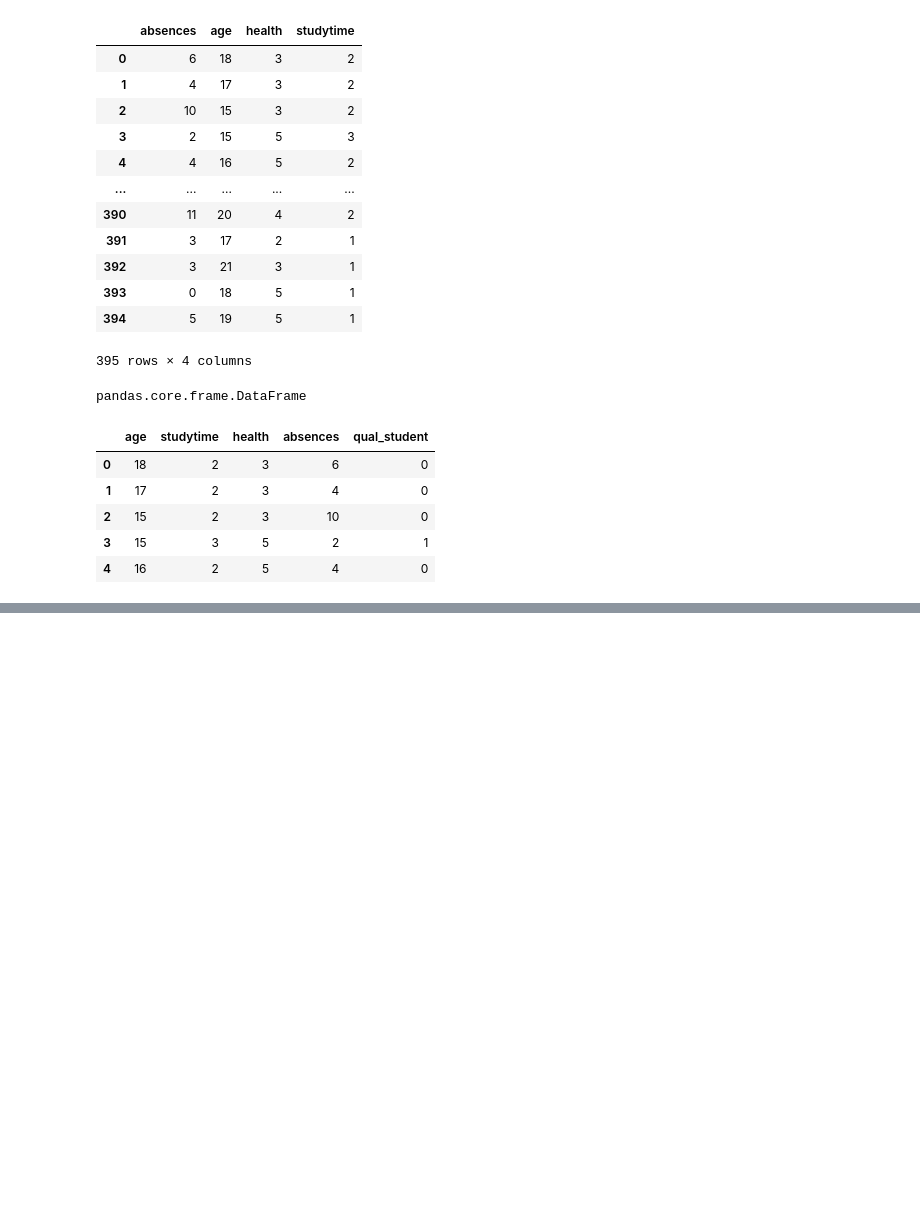
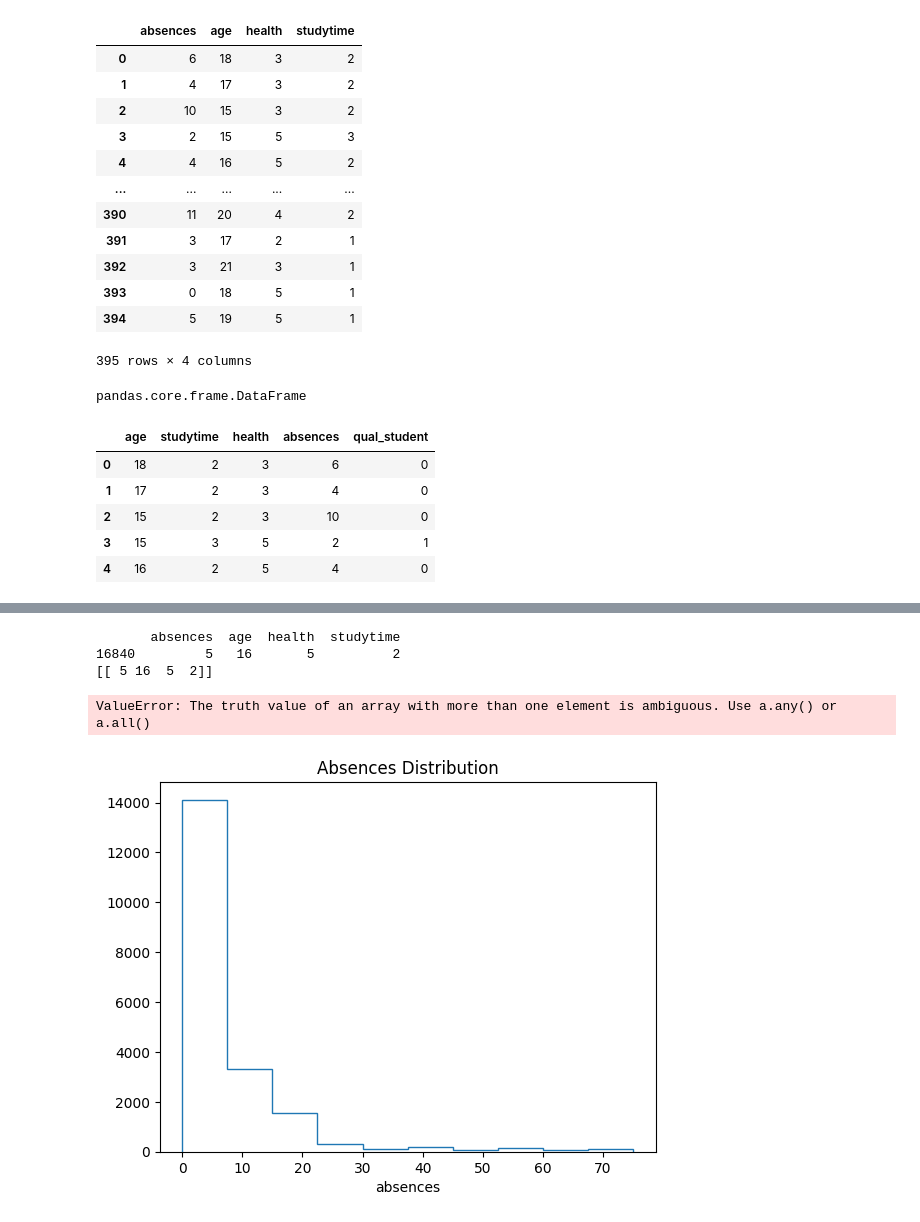
Before and after one commit to CMU-313/fall-22-hw4-amy-and-her-friends, a Jupyter notebook: model_build.ipynb, the cells around one changed output, grey strips where cells are left out. Drawn from its saved outputs; the diff is of its cells as text; code cells hidden in the pictures; blank space fills up the shorter version.

Commit message:
added production data, graphs for production data, attempt at lime explainer

```diff
--- a/model_build.ipynb
+++ b/model_build.ipynb
@@ -4,3 +4,4 @@
 import pandas as pd
 import numpy as np
 df = pd.read_csv('data/student-mat.csv', sep=';')
+df2 = pd.read_csv('data/ProductionData.csv', sep=',')
@@ -63,3 +67,4 @@ Create a subset of features as an example.
 # %%
 include = ['health', 'absences','age','G3', 'studytime']
 df.drop(columns=df.columns.difference(include), inplace=True)  # only using 3 features
+df2.drop(columns=df2.columns.difference(include), inplace=True)  # only using 3 features
@@ -85,6 +91,7 @@ The goal is to predict the quality of the student. We will build a predictor bas
 Becasue we are trying to find quality students. In this model we define a quality student as one who achieves a final grade of 15 or higher.
 # %%
 df['qual_student'] = np.where(df['G3']>=15, 1, 0)
+df2['qual_student'] = np.where(df2['G3']>=15, 1, 0)
 # %%
 df.describe()
 # %% [output]
@@ -102,6 +109,7 @@ Drop the G3 score
 # %%
 include = ['health', 'absences','age','qual_student', 'studytime']
 df.drop(columns=df.columns.difference(include), inplace=True)
+df2.drop(columns=df.columns.difference(include), inplace=True)
 # %% [markdown]
 Import scikit-learn and build a random forest classifer
 # %%
@@ -171,0 +187,75 @@ df.head()
+# %%
+x = df2[df.columns.difference([dependent_variable])]
+
+i = np.random.randint(0, x.to_numpy().shape[0])
+print(x.loc[[i]].head())
+print(x.loc[[i]].values)
+exp = explainer.explain_instance(x.loc[[i]].values[0], clf.predict_proba, num_features=4)
+
+
+print('Increasing absences')
+temp = x.loc[i:i].copy()
+print('P(accept) before:', clf.predict_proba(temp)[0])
+temp.iloc[0].replace(to_replace=temp.iloc[0,0], value = 93, inplace=True)
+print('P(accept) after:', clf.predict_proba(temp)[0])
+print ()
+
+print('Increasing age')
+temp = x.loc[i:i].copy()
+print('P(accept) before:', clf.predict_proba(temp)[0])
+temp.iloc[0].replace(to_replace=temp.iloc[0,1], value = 22, inplace=True)
+print('P(accept) after:', clf.predict_proba(temp)[0])
+print ()
+
+print('Increasing health')
+temp = x.loc[i:i].copy()
+print('P(accept) before:', clf.predict_proba(temp)[0])
+temp.iloc[0].replace(to_replace=temp.iloc[0,2], value = 5, inplace=True)
+print('P(accept) after:', clf.predict_proba(temp)[0])
+print ()
+
+print('Increasing studytime')
+temp = x.loc[i:i].copy()
+print('P(accept) before:', clf.predict_proba(temp)[0])
+temp.iloc[0].replace(to_replace=temp.iloc[0,3], value = 4, inplace=True)
+print('P(accept) after:', clf.predict_proba(temp)[0])
+print ()
+
+
+exp.show_in_notebook(show_table=True, show_all=True)
+# %% [output]
+       absences  age  health  studytime
+16840         5   16       5          2
+[[ 5 16  5  2]]
+ValueError: The truth value of an array with more than one element is ambiguous. Use a.any() or a.all()
+# %%
+import matplotlib
+import matplotlib.pyplot as plt
+x_numpy = x.to_numpy().shape[0]
+accepted = [[], [], [], []]
+rejected = [[], [], [], []]
+everything = [[], [], [], []]
+
+preds = clf.predict(x)
+for i in range(len(preds)):
+    feature_vals = x.iloc[i]
+#     print(feature_vals)
+    for j in range(4):
+#         print('===')
+#         print(j, feature_vals[j])
+        everything[j].append(feature_vals[j])
+#         print(everything)
+        if(preds[i]):
+            accepted[j].append(feature_vals[j])
+        else:
+            rejected[j].append(feature_vals[j])
+#     print(everything)
+# print(everything)
+counts, bins = np.histogram(everything[0])
+plt.stairs(counts, bins)
+
+plt.title('Absences Distribution')
+plt.xlabel('absences')
+plt.show()
+# %% [output]
+[figure, added]
```
Also changed, not shown: parts of 18 cells of this notebook, 2 other files.
